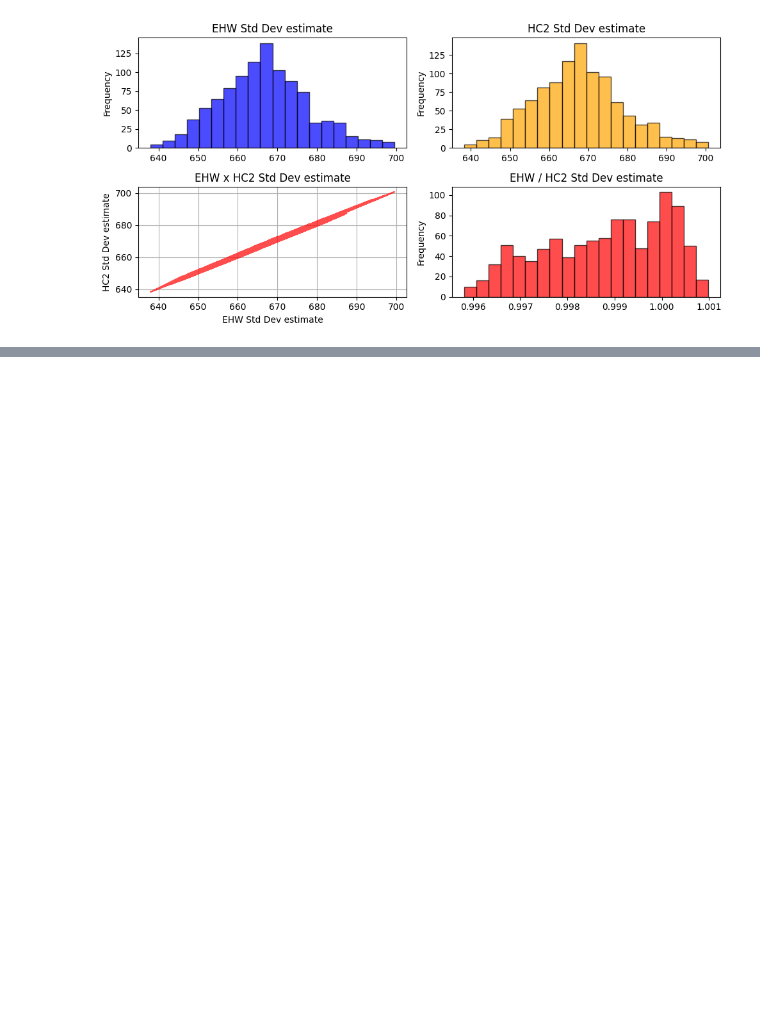
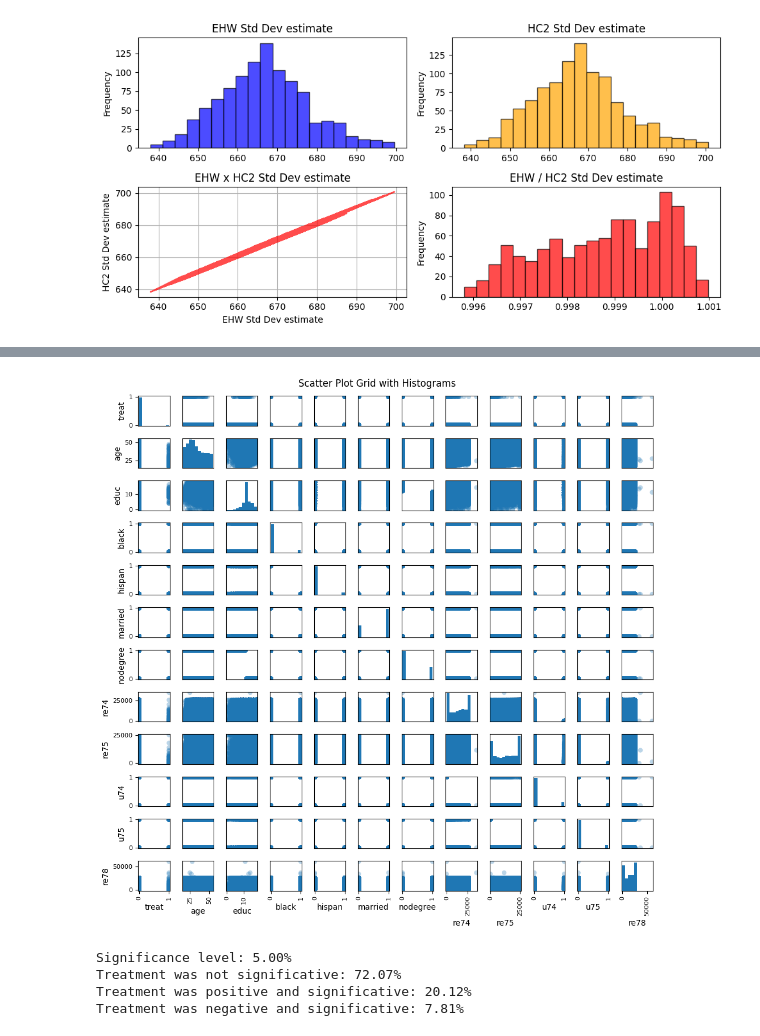
Before and after one commit to TiagoCAAmorim/causal_inference, a Jupyter notebook: Lista 01/Lista1.ipynb, the cells around one changed output, grey strips where cells are left out. Saved outputs shown, nothing was run; the diff lists cells and outputs as text; code cells hidden in the pictures; blank space fills up the shorter version.

Commit message:
Run Lalonde exercise with dataset from Peng

```diff
--- a/Lista 01/Lista1.ipynb
+++ b/Lista 01/Lista1.ipynb
@@ -290,0 +297,9 @@ plt.show()
+# %%
+lalonde = pd.read_csv('cps1re74.csv', sep=r"\s+|;|:", engine='python')
+lalonde['u74'] = (lalonde['re74'] == 0).astype(int)
+lalonde['u75'] = (lalonde['re75'] == 0).astype(int)
+
+new_column_names = ["treat", "age", "educ", "black", "hispan", "married", "nodegree", "re74", "re75", "u74", "u75", "re78"]
+lalonde = lalonde.reindex(columns=new_column_names)
+
+lalonde.describe()
@@ -290,0 +316,7 @@ plt.show()
+# %%
+pd.plotting.scatter_matrix(lalonde, alpha=0.3, figsize=(10, 10), diagonal="hist", marker="o")
+plt.suptitle("Scatter Plot Grid with Histograms")
+plt.tight_layout()
+plt.show()
+# %% [output]
+[figure, added]
@@ -290,0 +336,23 @@ plt.show()
+# %%
+test_stats = [abs(t_hat)/se_hat for t_hat,se_hat in zip(tau_i, se_i)]
+significance = 0.05
+significance_limit = norm.ppf(1 - significance/2)
+print(f'Significance level: {significance*100:.2f}%')
+
+is_h0n = [1 if t_stat < significance_limit else 0 for t_stat in test_stats]
+
+not_significative = sum(is_h0n)/len(all_combinations)
+print(f'Treatment was not significative: {not_significative*100:0.2f}%')
+
+positive_significative = [1 for h0n,t_hat in zip(is_h0n, tau_i) if (h0n == 0 and t_hat>0)]
+positive_significative_pc = sum(positive_significative)/len(all_combinations)
+print(f'Treatment was positive and significative: {positive_significative_pc*100:0.2f}%')
+
+negative_significative = [1 for h0n,t_hat in zip(is_h0n, tau_i) if (h0n == 0 and t_hat<0)]
+negative_significative_pc = sum(negative_significative)/len(all_combinations)
+print(f'Treatment was negative and significative: {negative_significative_pc*100:0.2f}%')
+# %% [output]
+Significance level: 5.00%
+Treatment was not significative: 72.07%
+Treatment was positive and significative: 20.12%
+Treatment was negative and significative: 7.81%
```
Also changed, not shown: parts of 10 cells of this notebook, 2 other files.
